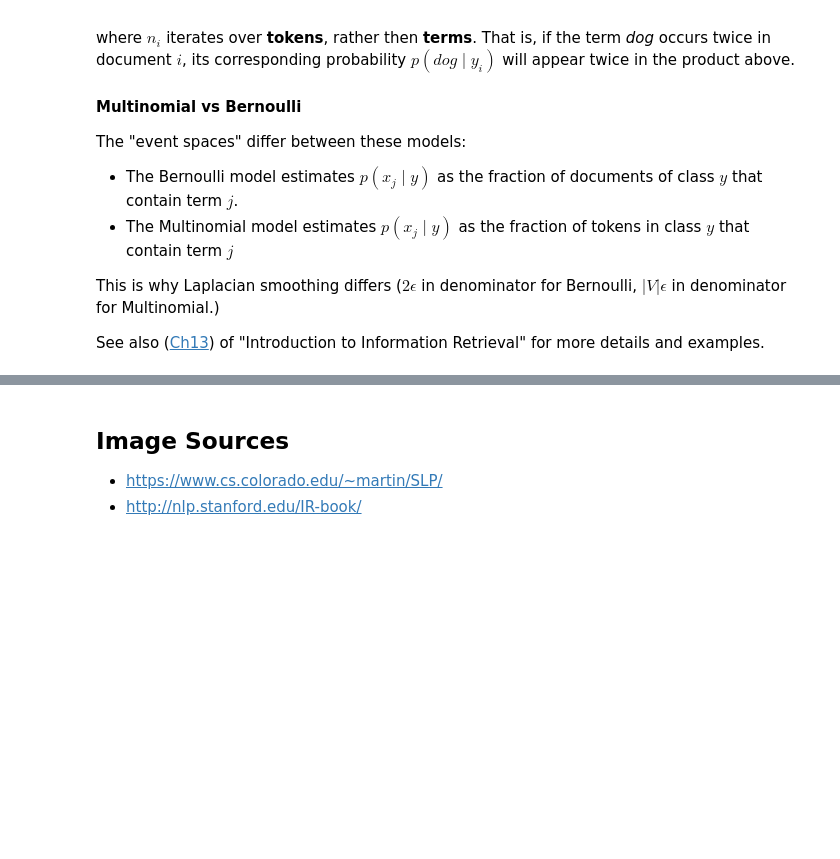
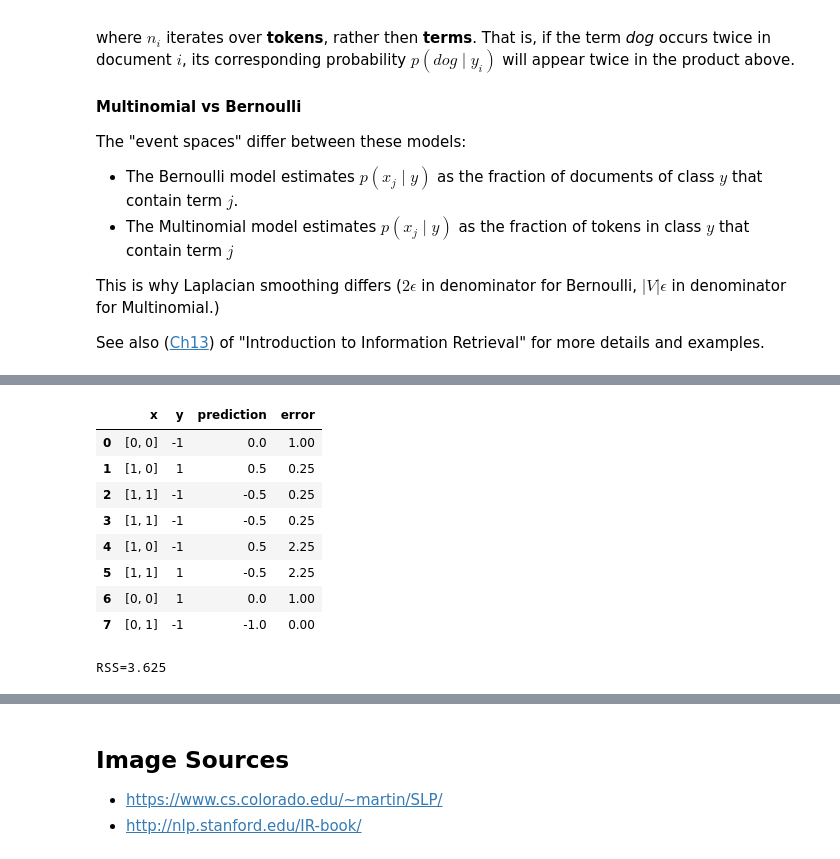
Before and after one commit to tulane-cmps6730/main, a Jupyter notebook: notebooks/02_Classification_1.ipynb, the cells around one changed output, grey strips where cells are left out. Drawn from its saved outputs; the diff is of its cells as text; code cells hidden in the pictures; blank space fills up the shorter version.

```diff
--- a/notebooks/02_Classification_1.ipynb
+++ b/notebooks/02_Classification_1.ipynb
@@ -735,0 +553,14 @@ See also ([Ch13](http://nlp.stanford.edu/IR-book/pdf/13bayes.pdf)) of "Introduct
+# %%
+theta = npa([0.5,-1])
+print('\nRSS=%g' % rss(theta, D))
+# %% [output]
+|  | x | y | prediction | error |
+| 0 | [0, 0] | -1 | 0.0 | 1.00 |
+| 1 | [1, 0] | 1 | 0.5 | 0.25 |
+| 2 | [1, 1] | -1 | -0.5 | 0.25 |
+| 3 | [1, 1] | -1 | -0.5 | 0.25 |
+| 4 | [1, 0] | -1 | 0.5 | 2.25 |
+| 5 | [1, 1] | 1 | -0.5 | 2.25 |
+| 6 | [0, 0] | 1 | 0.0 | 1.00 |
+| 7 | [0, 1] | -1 | -1.0 | 0.00 |
+RSS=3.625
```
Also changed, not shown: parts of 68 cells of this notebook, 1 other file.
